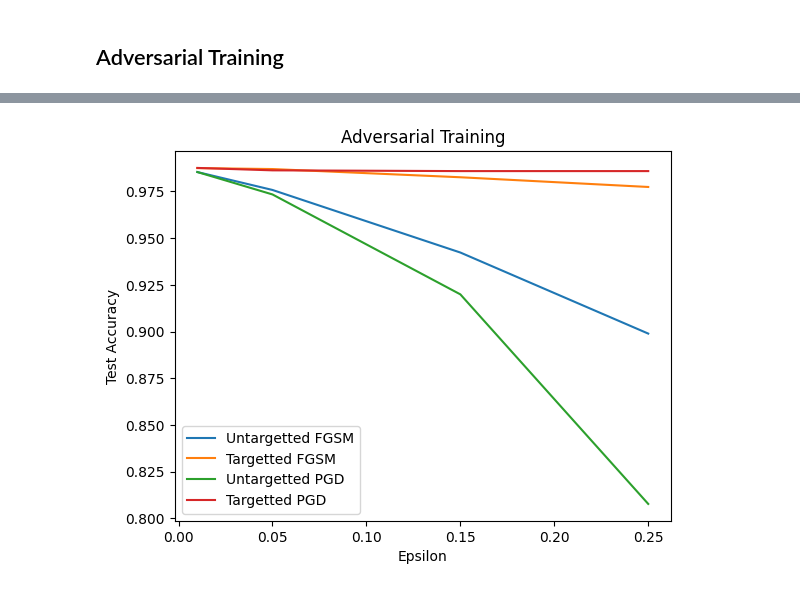
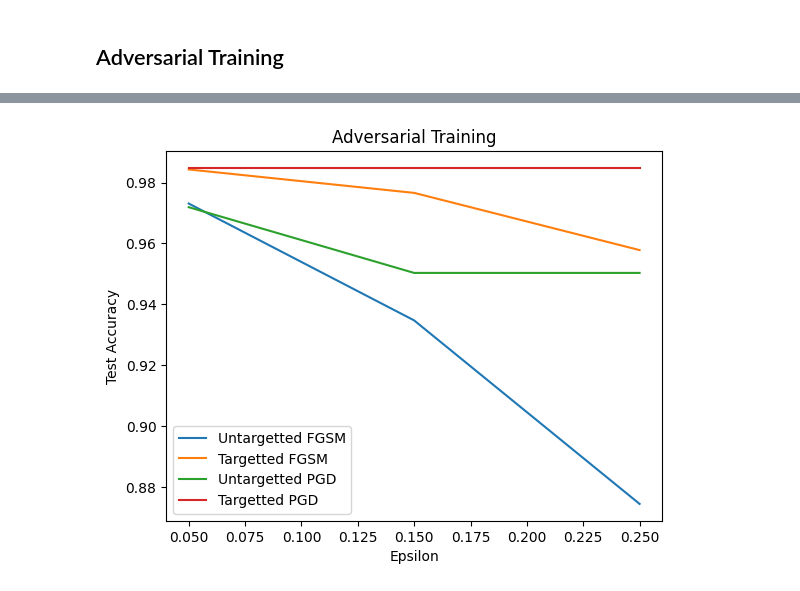
Before and after one commit to HarshK23/RSAI-Project, a Jupyter notebook: InitCode.ipynb, the cells around one changed output, grey strips where cells are left out. Saved outputs shown, nothing was run; the diff lists cells and outputs as text; code cells hidden in the pictures.

```diff
--- a/InitCode.ipynb
+++ b/InitCode.ipynb
@@ -61,12 +61,7 @@ model2 = MyModel(1, 32, 10).to(device)
 model3 = MyModel(1, 32, 10).to(device)
 model4 = MyModel(1, 32, 10).to(device)
 
-loader = DataLoader(train_data, batch_size=1 ,transform=transforms.Compose([
-            transforms.ToTensor(),
-            transforms.Normalize((0.1307,), (0.3081,)),
-            ]))
-
-
+loader = DataLoader(train_data, batch_size=1)
 e = 0.2
 
 # Applying untargetted_fgsm attack
@@ -103,7 +98,7 @@ model2.zero_grad()
 loss.backward()
 x_grad = x.grad.data
 # Perturb the input with FGSM
-x_adv = x + e * x_grad.sign()
+x_adv = x - e * x_grad.sign()
 x_adv = torch.clamp(x_adv, 0, 1)
 scores_adv = model2(x_adv)
 print("For Targetted FGSM Attack:")
@@ -150,7 +145,7 @@ for i in range(20):
     model4.zero_grad()
     loss.backward()
     x_grad = x.grad.data
-    x_adv = x + e * x_grad.sign()
+    x_adv = x - e * x_grad.sign()
     x_adv = torch.clamp(x_adv, 0, 1)
 scores_adv = model4(x_adv)
 _, preds = scores_adv.max(1)
@@ -411,8 +384,5 @@ Test Loss: 0.0400, Test Acc: 0.9861
 ################################################################################
 # %%
-test_model = MyModel(1, 32, 10).to(device=device)
-loss_fn = nn.CrossEntropyLoss()
-
 print("Adversarial Accuracies:")
 U_FGSM_ACC = []
 T_FGSM_ACC = []
@@ -425,7 +395,7 @@ for epsilon in [0.01, 0.05, 0.15, 0.25]:
     acc1 = eval_untargetted_fgsm(test_model, test_data, loss_fn, e=epsilon)
     acc2 =eval_targeted_fgsm(test_model, test_data, loss_fn, e = epsilon, target_label=torch.full((20,), 7))
     acc3 = eval_untargetted_pgd(test_model, test_data, loss_fn, e=epsilon, a=0.01, num_iter=30)
-    acc4 = eval_targeted_pgd(test_model, test_data, loss_fn, target_label=torch.full((20,), 7), e=epsilon, a=0.002, num_iter=30)
+    acc4 = eval_targeted_pgd(test_model, test_data, loss_fn, target_label=torch.full((20,), 7), e=epsilon, a=0.01, num_iter=30)
     U_FGSM_ACC.append(acc1)
     T_FGSM_ACC.append(acc2)
     U_PGD_ACC.append(acc3)
@@ -455,10 +436,7 @@ plt.legend()
 # Now performing adversarial training on the model and checking the accuracies again
 
 def adversarial_training(model, train_data, test_data, loss_fn, e=0.05, a=0.01, num_iter=20, num_epochs=10, batch_size=32):
-    train_loader = DataLoader(train_data, batch_size=batch_size, shuffle=True,transform=transforms.Compose([
-            transforms.ToTensor(),
-            transforms.Normalize((0.1307,), (0.3081,)),
-            ]))
+    train_loader = DataLoader(train_data, batch_size=batch_size, shuffle=True)
     optimizer = torch.optim.Adam(model.parameters(), lr=1e-3)
 
     for epoch in range(num_epochs):
@@ -515,12 +493,12 @@ U_FGSM_ACC_adv = []
 T_FGSM_ACC_adv = []
 U_PGD_ACC_adv = []
 T_PGD_ACC_adv = []
-for epsilon in [0.01,0.05, 0.15, 0.25]:
+for epsilon in [0.05, 0.15, 0.25]:
     print("############################")
     print(f"Epsilon = {epsilon}")
     acc1 = eval_untargetted_fgsm(test_model, test_data, loss_fn, e=epsilon)
     acc2 = eval_targeted_fgsm(test_model, test_data, loss_fn, e = epsilon, target_label=torch.full((20,), 7))
-    acc3 = eval_untargetted_pgd(test_model, test_data, loss_fn, e=epsilon, a=0.01, num_iter=30)
+    acc3 = eval_untargetted_pgd(test_model, test_data, loss_fn, e=epsilon, a=0.01, num_iter=10)
     acc4 = eval_targeted_pgd(test_model, test_data, loss_fn, target_label=torch.full((20,), 7), e=epsilon, a=0.002, num_iter=30)
 
     U_FGSM_ACC_adv.append(acc1)
@@ -548,13 +528,13 @@ Targeted PGD Test Loss: 0.0453, Targeted PGD Test Acc: 0.9859
 # %%
 # Plotting the variation of accuracies with epsilon
-plt.plot([0.01,0.05, 0.15, 0.25], U_FGSM_ACC_adv, label="Untargetted FGSM")
-plt.plot([0.01,0.05, 0.15, 0.25], T_FGSM_ACC_adv, label="Targetted FGSM")
-plt.plot([0.01,0.05, 0.15, 0.25], U_PGD_ACC_adv, label="Untargetted PGD")
-plt.plot([0.01,0.05, 0.15, 0.25], T_PGD_ACC_adv, label="Targetted PGD")
+plt.plot([0.05, 0.15, 0.25], U_FGSM_ACC_adv, label="Untargetted FGSM")
+plt.plot([0.05, 0.15, 0.25], T_FGSM_ACC_adv, label="Targetted FGSM")
+plt.plot([0.05, 0.15, 0.25], U_PGD_ACC_adv, label="Untargetted PGD")
+plt.plot([0.05, 0.15, 0.25], T_PGD_ACC_adv, label="Targetted PGD")
 plt.xlabel("Epsilon")
 plt.ylabel("Test Accuracy")
 plt.title("Adversarial Training")
 plt.legend()
 plt.show()
 # %% [output]
-[figure, old version]
+[figure, new version]
```
Also changed, not shown: parts of 8 cells of this notebook.
